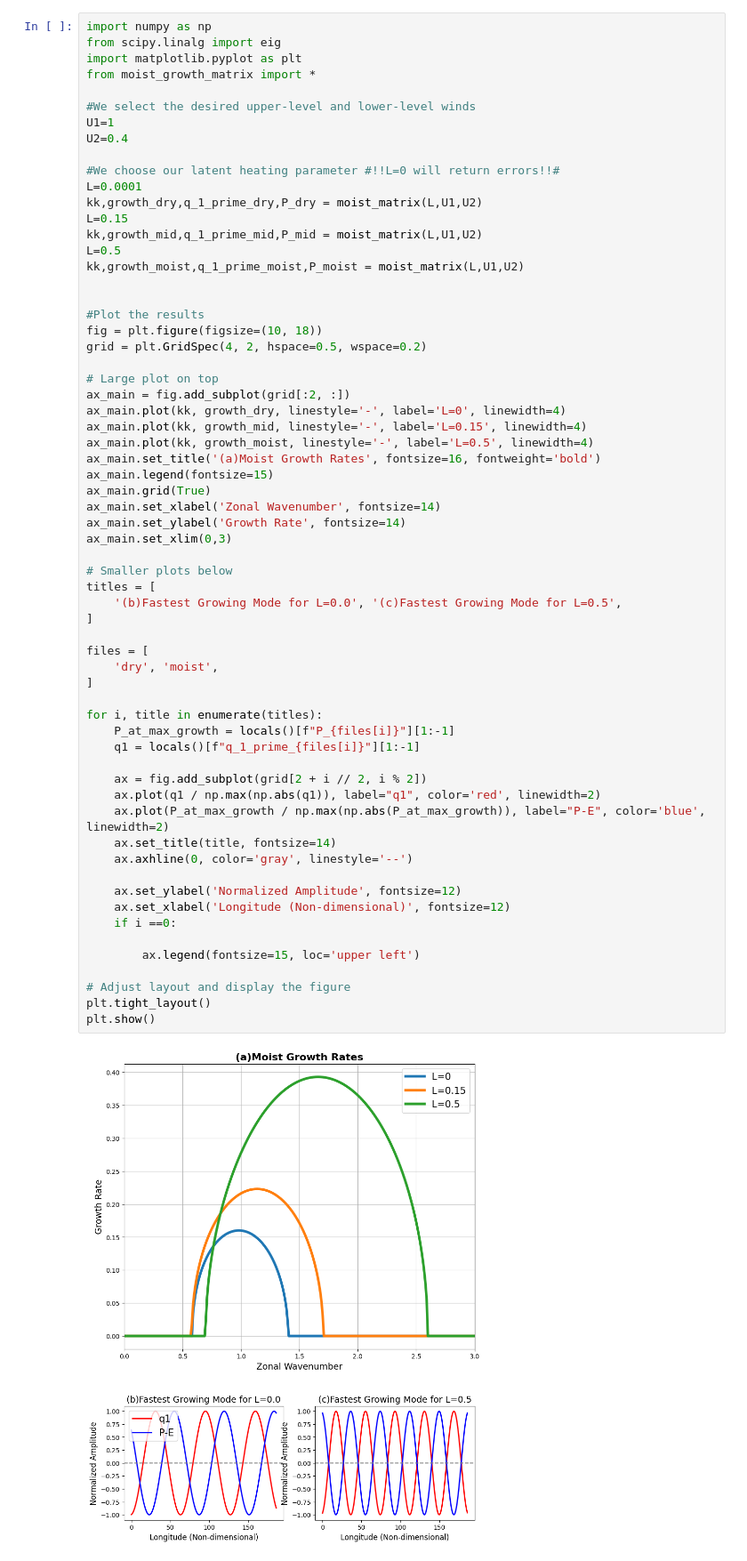
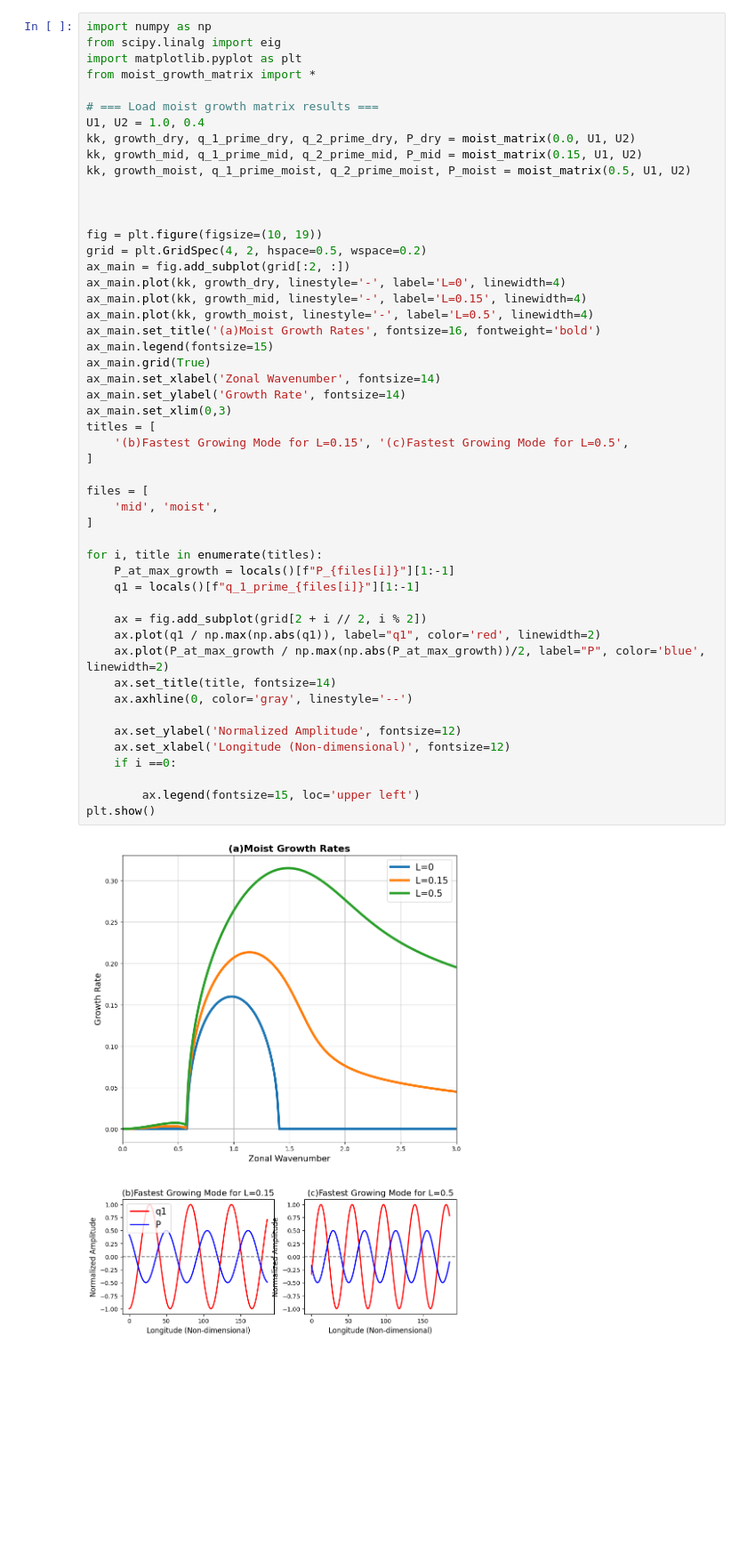
Before and after one commit to gmsarro/2-layerQG, a Jupyter notebook: Eddy_Growth/moist_eddy_growth/Plot_Moist_Growth.ipynb, the cells around one changed output. Shown at 89% size. Cells and saved outputs as stored; diff of their text form; blank space fills up the shorter version.

Commit message:
Update plotting and matrix construction for moist eddy growth

```diff
--- a/Eddy_Growth/moist_eddy_growth/Plot_Moist_Growth.ipynb
+++ b/Eddy_Growth/moist_eddy_growth/Plot_Moist_Growth.ipynb
@@ -4,62 +4,49 @@ from scipy.linalg import eig
 import matplotlib.pyplot as plt
 from moist_growth_matrix import *
 
-#We select the desired upper-level and lower-level winds
-U1=1
-U2=0.4
-
-#We choose our latent heating parameter #!!L=0 will return errors!!#
-L=0.0001
-kk,growth_dry,q_1_prime_dry,P_dry = moist_matrix(L,U1,U2)
-L=0.15
-kk,growth_mid,q_1_prime_mid,P_mid = moist_matrix(L,U1,U2)
-L=0.5
-kk,growth_moist,q_1_prime_moist,P_moist = moist_matrix(L,U1,U2)
+# === Load moist growth matrix results ===
+U1, U2 = 1.0, 0.4
+kk, growth_dry, q_1_prime_dry, q_2_prime_dry, P_dry = moist_matrix(0.0, U1, U2)
+kk, growth_mid, q_1_prime_mid, q_2_prime_mid, P_mid = moist_matrix(0.15, U1, U2)
+kk, growth_moist, q_1_prime_moist, q_2_prime_moist, P_moist = moist_matrix(0.5, U1, U2)
 
 
-#Plot the results
-fig = plt.figure(figsize=(10, 18))
+
+fig = plt.figure(figsize=(10, 19))
 grid = plt.GridSpec(4, 2, hspace=0.5, wspace=0.2)
-
-# Large plot on top
 ax_main = fig.add_subplot(grid[:2, :])
 ax_main.plot(kk, growth_dry, linestyle='-', label='L=0', linewidth=4)
 ax_main.plot(kk, growth_mid, linestyle='-', label='L=0.15', linewidth=4)
 ax_main.plot(kk, growth_moist, linestyle='-', label='L=0.5', linewidth=4)
 ax_main.set_title('(a)Moist Growth Rates', fontsize=16, fontweight='bold')
 ax_main.legend(fontsize=15)
 ax_main.grid(True)
 ax_main.set_xlabel('Zonal Wavenumber', fontsize=14)
 ax_main.set_ylabel('Growth Rate', fontsize=14)
 ax_main.set_xlim(0,3)
-
-# Smaller plots below
 titles = [
-    '(b)Fastest Growing Mode for L=0.0', '(c)Fastest Growing Mode for L=0.5',
+    '(b)Fastest Growing Mode for L=0.15', '(c)Fastest Growing Mode for L=0.5',
 ]
 
 files = [
-    'dry', 'moist',
+    'mid', 'moist',
 ]
 
 for i, title in enumerate(titles):
     P_at_max_growth = locals()[f"P_{files[i]}"][1:-1]
     q1 = locals()[f"q_1_prime_{files[i]}"][1:-1]
 
     ax = fig.add_subplot(grid[2 + i // 2, i % 2])
     ax.plot(q1 / np.max(np.abs(q1)), label="q1", color='red', linewidth=2)
-    ax.plot(P_at_max_growth / np.max(np.abs(P_at_max_growth)), label="P-E", color='blue', linewidth=2)
+    ax.plot(P_at_max_growth / np.max(np.abs(P_at_max_growth))/2, label="P", color='blue', linewidth=2)
     ax.set_title(title, fontsize=14)
     ax.axhline(0, color='gray', linestyle='--')
 
     ax.set_ylabel('Normalized Amplitude', fontsize=12)
     ax.set_xlabel('Longitude (Non-dimensional)', fontsize=12)
     if i ==0:
 
         ax.legend(fontsize=15, loc='upper left')
-
-# Adjust layout and display the figure
-plt.tight_layout()
 plt.show()
 # %% [output]
-[figure, old version]
+[figure, new version]
```
Also changed, not shown: 1 other file.
